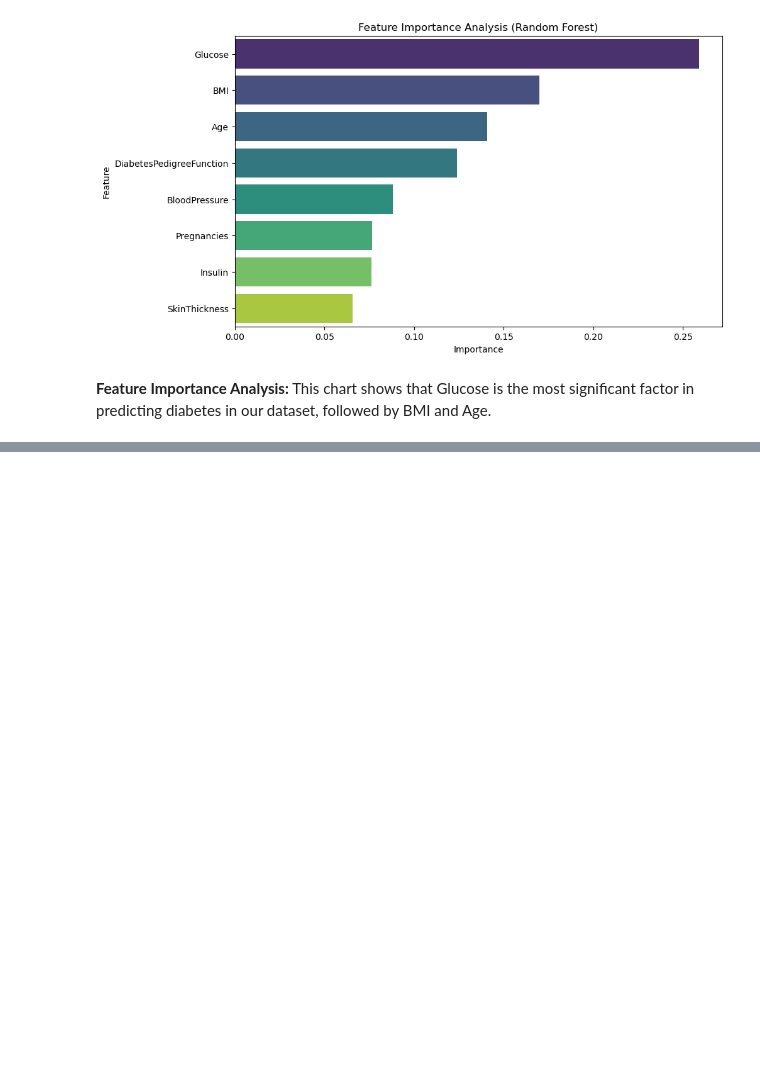
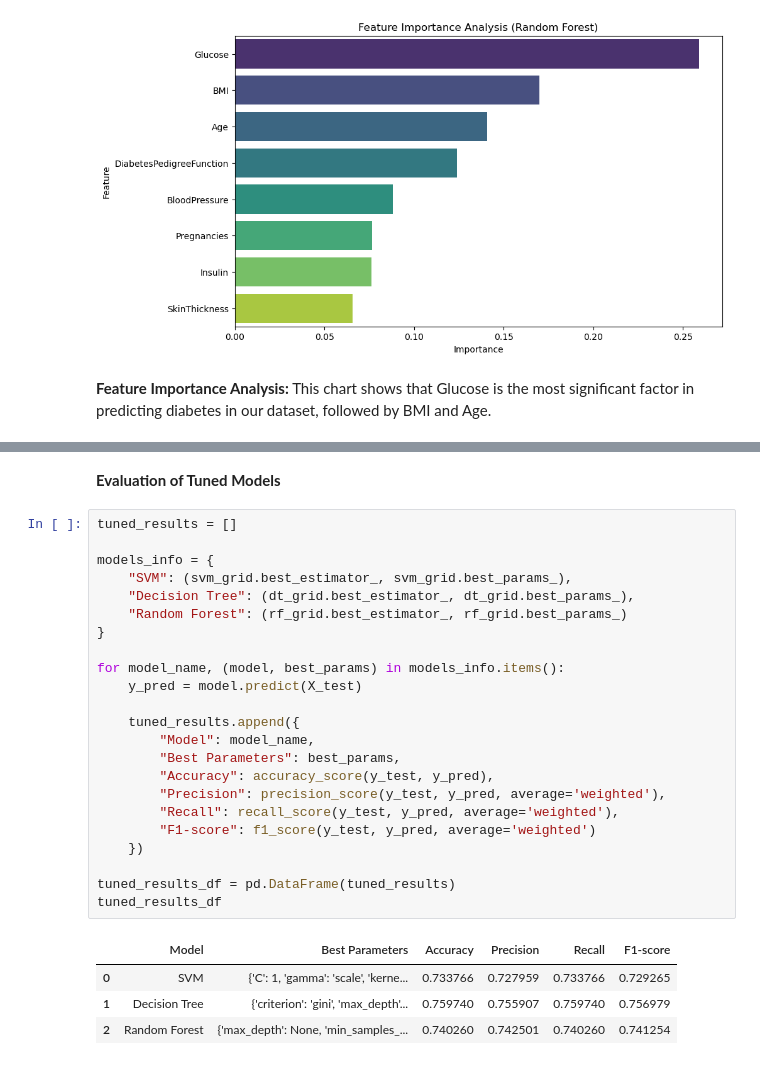
Before and after one commit to Sarah-001/ML-Project, a Jupyter notebook: ml-project.ipynb, the cells around one changed output, grey strips where cells are left out. Drawn from its saved outputs; the diff is of its cells as text; blank space fills up the shorter version.

```diff
--- a/ml-project.ipynb
+++ b/ml-project.ipynb
@@ -330,0 +460,30 @@ This chart shows that Glucose is the most significant factor in predicting diabe
+# %% [markdown]
+**Evaluation of Tuned Models**
+# %%
+tuned_results = []
+
+models_info = {
+    "SVM": (svm_grid.best_estimator_, svm_grid.best_params_),
+    "Decision Tree": (dt_grid.best_estimator_, dt_grid.best_params_),
+    "Random Forest": (rf_grid.best_estimator_, rf_grid.best_params_)
+}
+
+for model_name, (model, best_params) in models_info.items():
+    y_pred = model.predict(X_test)
+
+    tuned_results.append({
+        "Model": model_name,
+        "Best Parameters": best_params,
+        "Accuracy": accuracy_score(y_test, y_pred),
+        "Precision": precision_score(y_test, y_pred, average='weighted'),
+        "Recall": recall_score(y_test, y_pred, average='weighted'),
+        "F1-score": f1_score(y_test, y_pred, average='weighted')
+    })
+
+tuned_results_df = pd.DataFrame(tuned_results)
+tuned_results_df
+# %% [output]
+|  | Model | Best Parameters | Accuracy | Precision | Recall | F1-score |
+| 0 | SVM | {'C': 1, 'gamma': 'scale', 'kerne... | 0.733766 | 0.727959 | 0.733766 | 0.729265 |
+| 1 | Decision Tree | {'criterion': 'gini', 'max_depth'... | 0.759740 | 0.755907 | 0.759740 | 0.756979 |
+| 2 | Random Forest | {'max_depth': None, 'min_samples_... | 0.740260 | 0.742501 | 0.740260 | 0.741254 |
```
Also changed, not shown: parts of 27 cells of this notebook.
